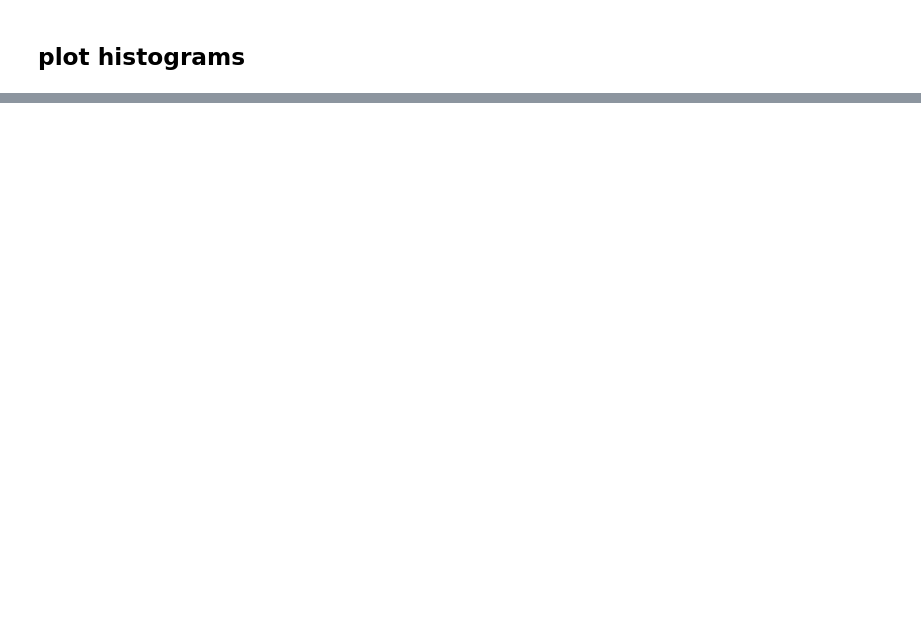
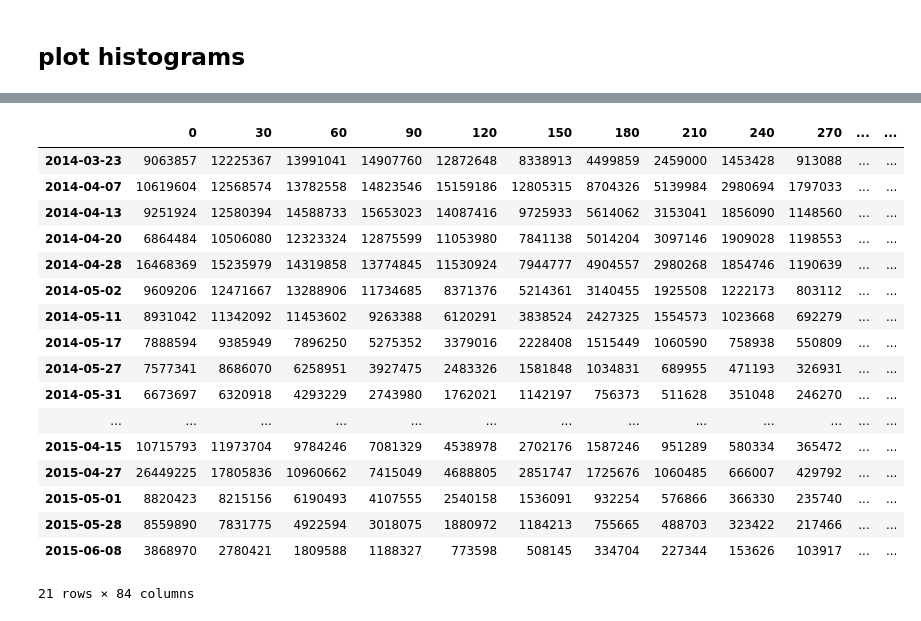
Before and after one commit to meganmason/jlabs, a Jupyter notebook: 3m_analysis/3m_histograms.ipynb, the cells around one changed output, grey strips where cells are left out. Cells and saved outputs as stored; diff of their text form; code cells hidden in the pictures; blank space fills up the shorter version.

```diff
--- a/3m_analysis/3m_histograms.ipynb
+++ b/3m_analysis/3m_histograms.ipynb
@@ -79,0 +87,22 @@ for column in df_h:
+# %%
+df_h.set_index(pd.to_datetime(df_h.index), inplace=True) #inplace doesn't make a copy, overwrites
+df_h
+# %% [output]
+|  | 0 | 30 | 60 | 90 | 120 | 150 | 180 | 210 | 240 | 270 | ... | ... |
+| 2014-03-23 | 9063857 | 12225367 | 13991041 | 14907760 | 12872648 | 8338913 | 4499859 | 2459000 | 1453428 | 913088 | ... | ... |
+| 2014-04-07 | 10619604 | 12568574 | 13782558 | 14823546 | 15159186 | 12805315 | 8704326 | 5139984 | 2980694 | 1797033 | ... | ... |
+| 2014-04-13 | 9251924 | 12580394 | 14588733 | 15653023 | 14087416 | 9725933 | 5614062 | 3153041 | 1856090 | 1148560 | ... | ... |
+| 2014-04-20 | 6864484 | 10506080 | 12323324 | 12875599 | 11053980 | 7841138 | 5014204 | 3097146 | 1909028 | 1198553 | ... | ... |
+| 2014-04-28 | 16468369 | 15235979 | 14319858 | 13774845 | 11530924 | 7944777 | 4904557 | 2980268 | 1854746 | 1190639 | ... | ... |
+| 2014-05-02 | 9609206 | 12471667 | 13288906 | 11734685 | 8371376 | 5214361 | 3140455 | 1925508 | 1222173 | 803112 | ... | ... |
+| 2014-05-11 | 8931042 | 11342092 | 11453602 | 9263388 | 6120291 | 3838524 | 2427325 | 1554573 | 1023668 | 692279 | ... | ... |
+| 2014-05-17 | 7888594 | 9385949 | 7896250 | 5275352 | 3379016 | 2228408 | 1515449 | 1060590 | 758938 | 550809 | ... | ... |
+| 2014-05-27 | 7577341 | 8686070 | 6258951 | 3927475 | 2483326 | 1581848 | 1034831 | 689955 | 471193 | 326931 | ... | ... |
+| 2014-05-31 | 6673697 | 6320918 | 4293229 | 2743980 | 1762021 | 1142197 | 756373 | 511628 | 351048 | 246270 | ... | ... |
+| ... | ... | ... | ... | ... | ... | ... | ... | ... | ... | ... | ... | ... |
+| 2015-04-15 | 10715793 | 11973704 | 9784246 | 7081329 | 4538978 | 2702176 | 1587246 | 951289 | 580334 | 365472 | ... | ... |
+| 2015-04-27 | 26449225 | 17805836 | 10960662 | 7415049 | 4688805 | 2851747 | 1725676 | 1060485 | 666007 | 429792 | ... | ... |
+| 2015-05-01 | 8820423 | 8215156 | 6190493 | 4107555 | 2540158 | 1536091 | 932254 | 576866 | 366330 | 235740 | ... | ... |
+| 2015-05-28 | 8559890 | 7831775 | 4922594 | 3018075 | 1880972 | 1184213 | 755665 | 488703 | 323422 | 217466 | ... | ... |
+| 2015-06-08 | 3868970 | 2780421 | 1809588 | 1188327 | 773598 | 508145 | 334704 | 227344 | 153626 | 103917 | ... | ... |
+21 rows × 84 columns
```
Also changed, not shown: parts of 9 cells of this notebook, 2 other files.
